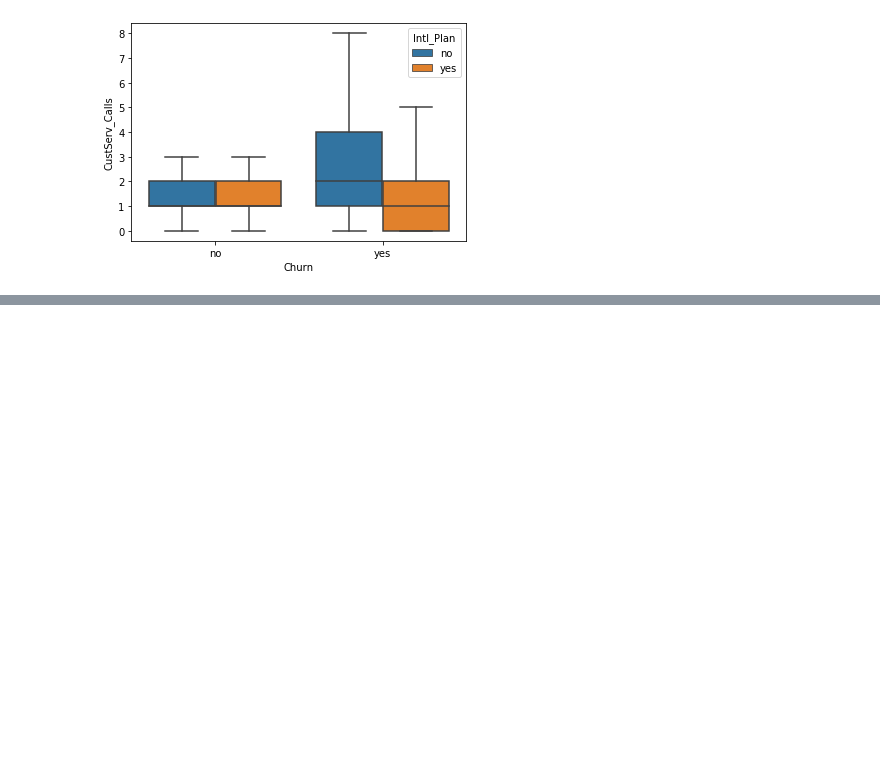
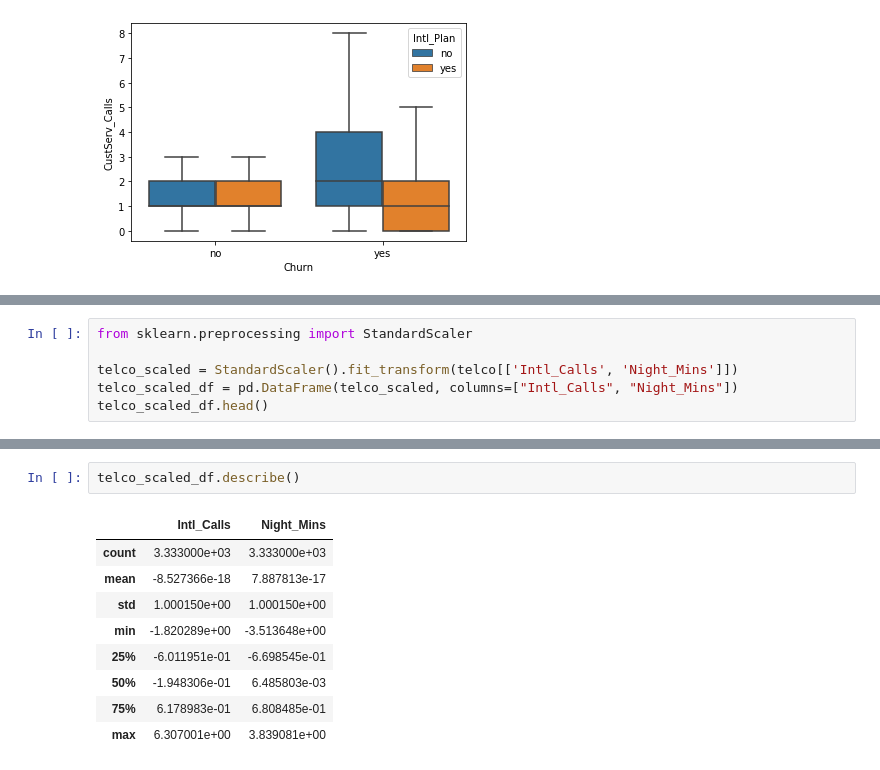
Before and after one commit to MikaelaKlein/Datacamp-Courses, a Jupyter notebook: Predicting Customer Churn in Python/Predicting Customer Churn in Python.ipynb, the cells around one changed output, grey strips where cells are left out. Saved outputs shown, nothing was run; the diff lists cells and outputs as text; blank space fills up the shorter version.

```diff
--- a/Predicting Customer Churn in Python/Predicting Customer Churn in Python.ipynb
+++ b/Predicting Customer Churn in Python/Predicting Customer Churn in Python.ipynb
@@ -212,0 +330,6 @@ plt.show()
+# %%
+from sklearn.preprocessing import StandardScaler
+
+telco_scaled = StandardScaler().fit_transform(telco[['Intl_Calls', 'Night_Mins']])
+telco_scaled_df = pd.DataFrame(telco_scaled, columns=["Intl_Calls", "Night_Mins"])
+telco_scaled_df.head()
@@ -212,0 +343,12 @@ plt.show()
+# %%
+telco_scaled_df.describe()
+# %% [output]
+|  | Intl_Calls | Night_Mins |
+| count | 3.333000e+03 | 3.333000e+03 |
+| mean | -8.527366e-18 | 7.887813e-17 |
+| std | 1.000150e+00 | 1.000150e+00 |
+| min | -1.820289e+00 | -3.513648e+00 |
+| 25% | -6.011951e-01 | -6.698545e-01 |
+| 50% | -1.948306e-01 | 6.485803e-03 |
+| 75% | 6.178983e-01 | 6.808485e-01 |
+| max | 6.307001e+00 | 3.839081e+00 |
```
Also changed, not shown: parts of 14 cells of this notebook.
